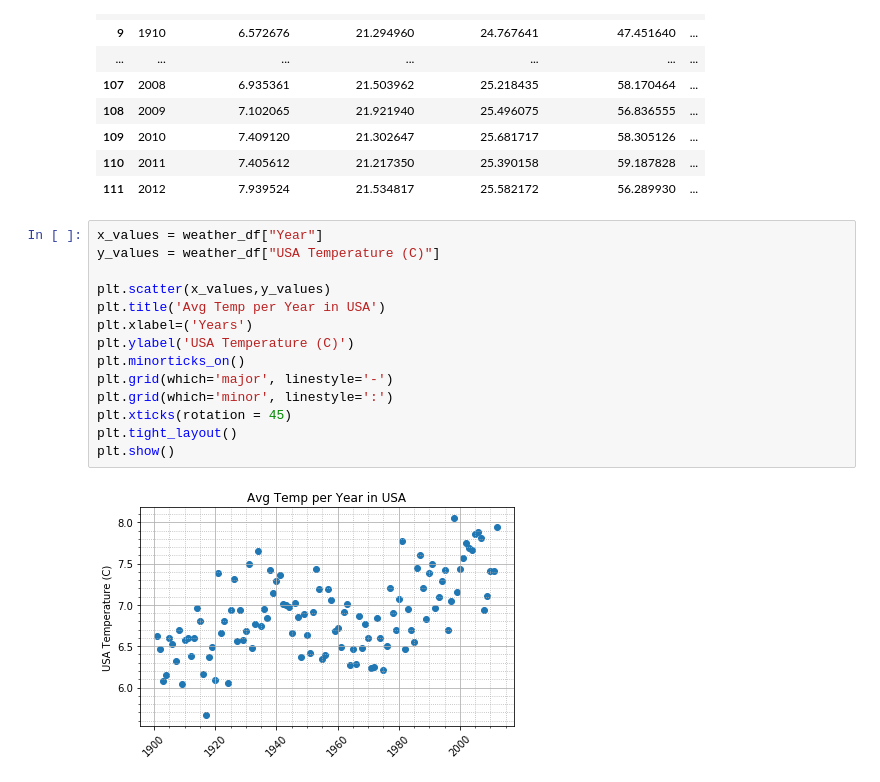
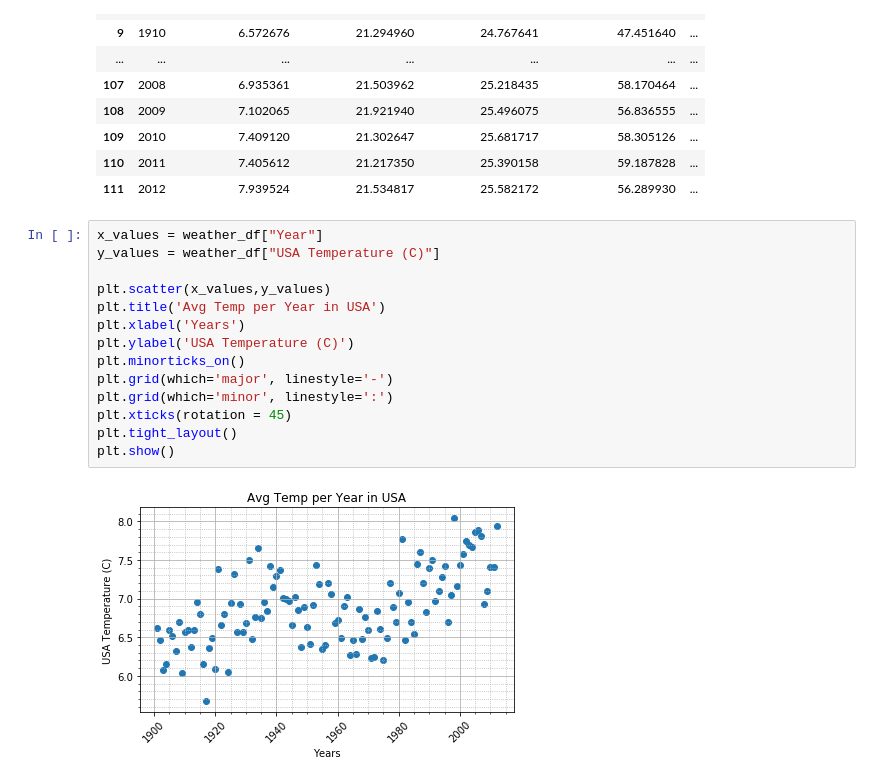
Before and after one commit to LineaFuller/Project_1, a Jupyter notebook: rf_code.ipynb, the cells around one changed output. Drawn from its saved outputs; the diff is of its cells as text.

Commit message:
fixed scripting issue with xlabel

```diff
--- a/rf_code.ipynb
+++ b/rf_code.ipynb
@@ -33,19 +32,19 @@ weather_df.head(999)
 # %%
 x_values = weather_df["Year"]
 y_values = weather_df["USA Temperature (C)"]
 
 plt.scatter(x_values,y_values)
 plt.title('Avg Temp per Year in USA')
-plt.xlabel=('Years')
+plt.xlabel('Years')
 plt.ylabel('USA Temperature (C)')
 plt.minorticks_on()
 plt.grid(which='major', linestyle='-')
 plt.grid(which='minor', linestyle=':')
 plt.xticks(rotation = 45)
 plt.tight_layout()
 plt.show()
 # %% [output]
-[figure, old version]
+[figure, new version]
 # %%
 x_values = weather_df["Year"]
 y_values = weather_df["AUS Temperature (C)"]
```
Also changed, not shown: parts of 8 cells of this notebook.
